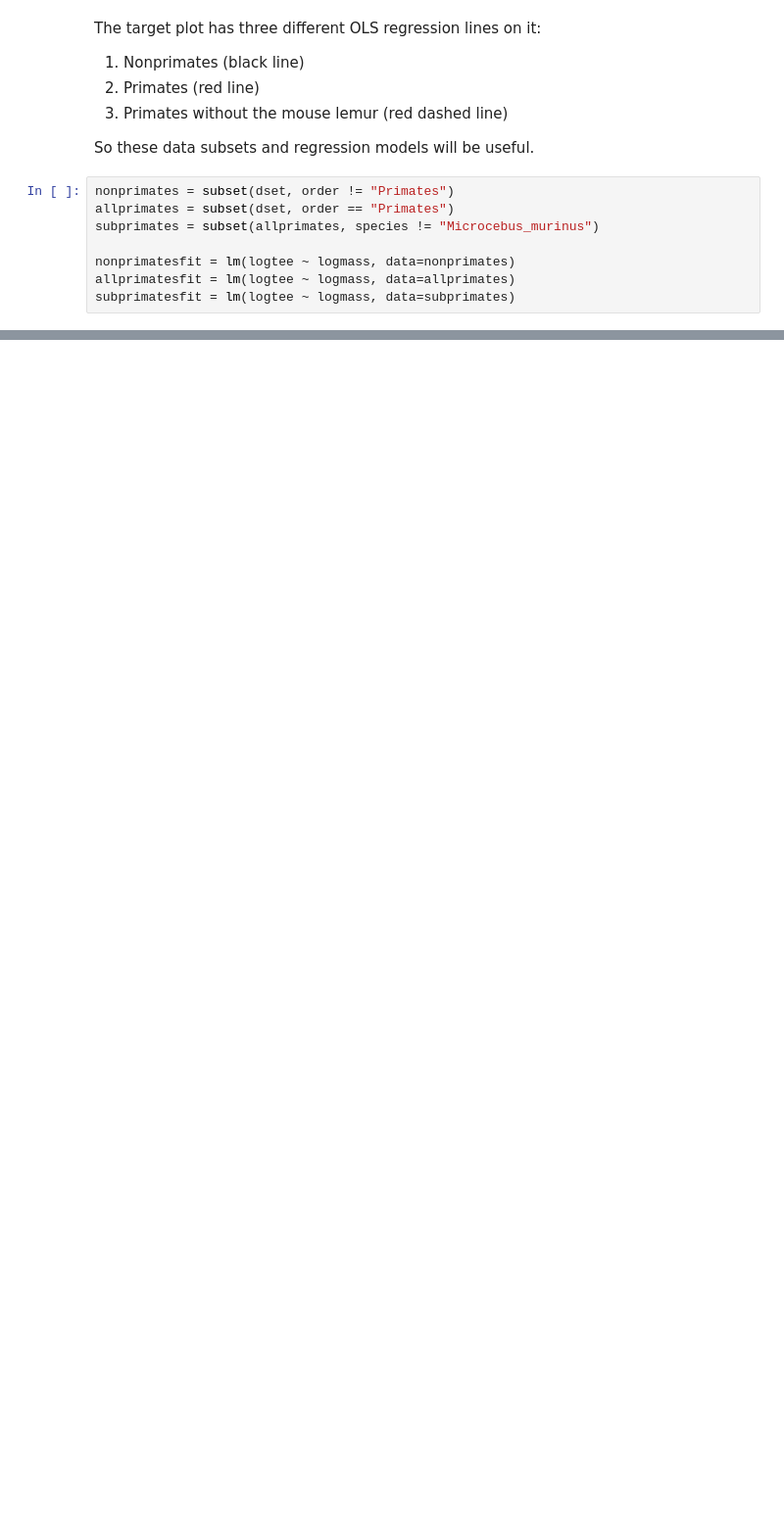
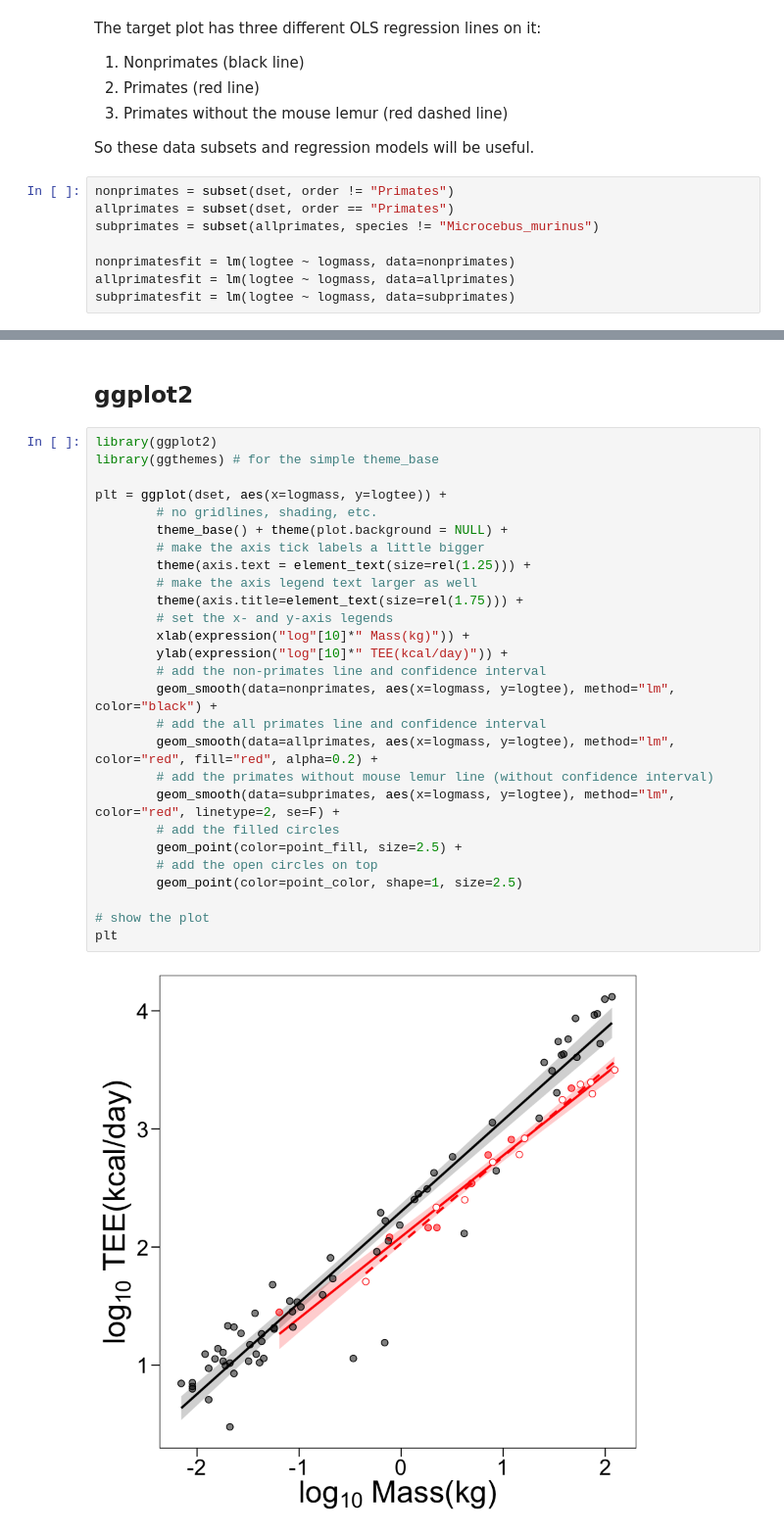
Before and after one commit to ryanraaum/bioanth-plots, a Jupyter notebook: Energy Expenditure in R.ipynb, the cells around one changed output, grey strips where cells are left out. Shown at 98% size. Drawn from its saved outputs; the diff is of its cells as text; blank space fills up the shorter version.

```diff
--- a/Energy Expenditure in R.ipynb
+++ b/Energy Expenditure in R.ipynb
@@ -213,0 +262,31 @@ legend('topleft', bty='n', pch=NA, text.col='grey40', cex=1.2,
+# %% [markdown]
+## ggplot2
+# %%
+library(ggplot2)
+library(ggthemes) # for the simple theme_base
+
+plt = ggplot(dset, aes(x=logmass, y=logtee)) +
+        # no gridlines, shading, etc.
+        theme_base() + theme(plot.background = NULL) +
+        # make the axis tick labels a little bigger
+        theme(axis.text = element_text(size=rel(1.25))) +
+        # make the axis legend text larger as well
+        theme(axis.title=element_text(size=rel(1.75))) +
+        # set the x- and y-axis legends
+        xlab(expression("log"[10]*" Mass(kg)")) +
+        ylab(expression("log"[10]*" TEE(kcal/day)")) +
+        # add the non-primates line and confidence interval
+        geom_smooth(data=nonprimates, aes(x=logmass, y=logtee), method="lm", color="black") +
+        # add the all primates line and confidence interval
+        geom_smooth(data=allprimates, aes(x=logmass, y=logtee), method="lm", color="red", fill="red", alpha=0.2) +
+        # add the primates without mouse lemur line (without confidence interval)
+        geom_smooth(data=subprimates, aes(x=logmass, y=logtee), method="lm", color="red", linetype=2, se=F) +
+        # add the filled circles
+        geom_point(color=point_fill, size=2.5) +
+        # add the open circles on top
+        geom_point(color=point_color, shape=1, size=2.5)
+
+# show the plot
+plt
+# %% [output]
+[figure, added]
```
Also changed, not shown: parts of 17 cells of this notebook.
